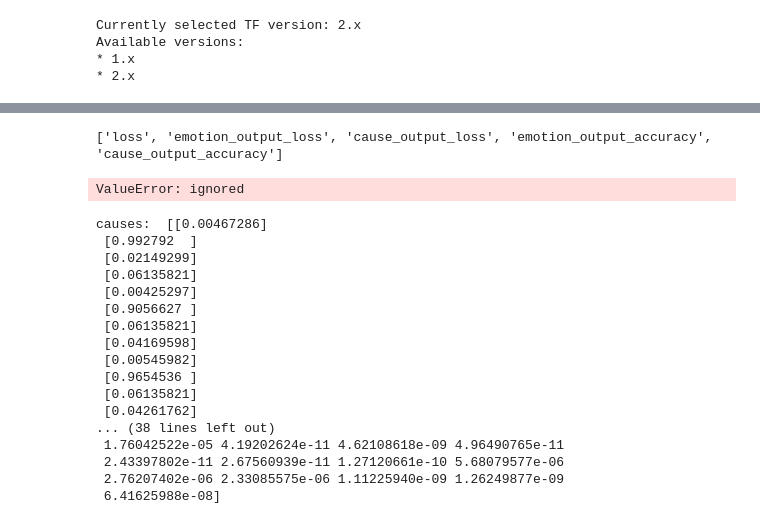
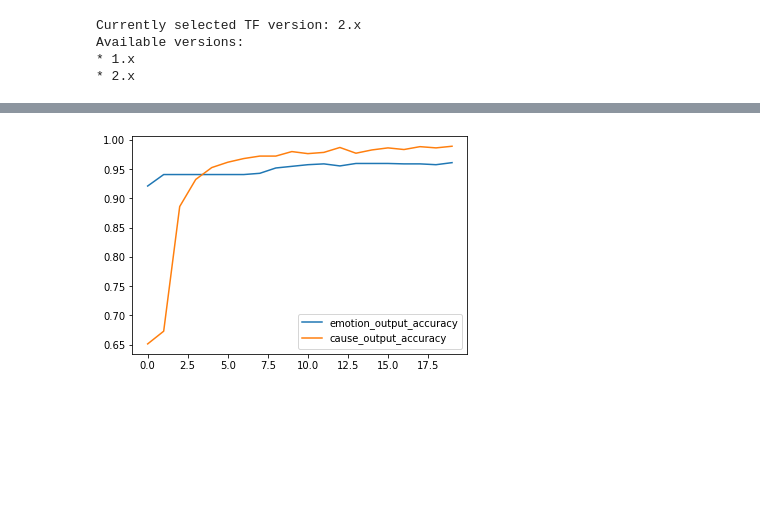
Before and after one commit to kumar-abhishek/handson-ml2, a Jupyter notebook: new_ecpe.ipynb, the cells around one changed output, grey strips where cells are left out. Cells and saved outputs as stored; diff of their text form; code cells hidden in the pictures; blank space fills up the shorter version.

```diff
--- a/new_ecpe.ipynb
+++ b/new_ecpe.ipynb
@@ -139,4 +109,5 @@ def extract_cause(text):
 # %%
+
 def clean_filter_clauses(all_clauses):
   cause = ''
   clauses=[]
@@ -144,8 +115,17 @@ def clean_filter_clauses(all_clauses):
     e_cause, e_text = extract_cause(clause)
     if e_cause!='':
       cause = remove_nonascii(e_cause)
-    clauses.append(remove_nonascii(e_text))
+    if e_text!='' and remove_nonascii(e_text)!='':
+      clauses.append(remove_nonascii(e_text))
+  #print('cause: ', cause, 'clauses:', clauses)
+  if cause in ['', None]:
+    raise Exception('cause is empty', clauses, all_clauses)
   return cause, clauses
+# %%
+def get_emotion_id_from_emotion_seed(cur_emotion):
+  for id, emotion in enumerate(emotion_seeds):
+    if emotion==cur_emotion:
+      return id
 # %%
 
 path_to_file = "data.txt"
@@ -300,7 +405,7 @@ attention_output = keras.layers.Attention()([output1, output1, output1]) # no id
 
 output_emotion = keras.layers.Bidirectional(keras.layers.LSTM(64))(attention_output)
 output_emotion_dense1 = keras.layers.Dense(128, activation="relu") (output_emotion)
-output_emotion_dense2 = keras.layers.Dense(len(tokenizer_emotion.word_index), activation='softmax', name='emotion_output') (output_emotion_dense1)
+output_emotion_dense2 = keras.layers.Dense(len(tokenizer_emotion.word_index)+1, activation='softmax', name='emotion_output') (output_emotion_dense1)
 
 
 output_cause = keras.layers.Bidirectional(keras.layers.LSTM(64))(attention_output)
@@ -314,3 +429,4 @@ model.compile(loss={'emotion_output': 'sparse_categorical_crossentropy', 'cause_
 # %%
-model.fit({'clause_input': X_padded_seq}, {'emotion_output': y_emotion_tokenized, 'cause_output': y_cause}, epochs=15)
+# keep number of epochs >=15 so that accuracy of emotion output is decent
+history = model.fit({'clause_input': X_padded_seq}, {'emotion_output': y_emotion_tokenized, 'cause_output': y_cause}, epochs=20)
 # %% [output]
@@ -335,34 +449,0 @@ Epoch 15/15
-# %%
-print(model.metrics_names)
-
-print(model.evaluate(X_padded_seq, y_cause, verbose=0))
-
-print(model.evaluate(X_padded_seq, y_emotion, verbose=0))
-# %% [output]
-['loss', 'emotion_output_loss', 'cause_output_loss', 'emotion_output_accuracy', 'cause_output_accuracy']
-ValueError: ignored
-# %%
-#print(X_padded_seq)
-#print(clause_global[:30])
-cause_
-print('causes: ', model.predict({'clause_input': X_padded_seq})[1][0:30])
-print('-----')
-print('emotions: ', model.predict({'clause_input': X_padded_seq})[0][1])
-# %% [output]
-causes:  [[0.00467286]
- [0.992792  ]
- [0.02149299]
- [0.06135821]
- [0.00425297]
- [0.9056627 ]
- [0.06135821]
- [0.04169598]
- [0.00545982]
- [0.9654536 ]
- [0.06135821]
- [0.04261762]
-... (38 lines left out)
- 1.76042522e-05 4.19202624e-11 4.62108618e-09 4.96490765e-11
- 2.43397802e-11 2.67560939e-11 1.27120661e-10 5.68079577e-06
- 2.76207402e-06 2.33085575e-06 1.11225940e-09 1.26249877e-09
- 6.41625988e-08]
@@ -393,0 +450,11 @@ causes:  [[0.00467286]
+# %%
+from matplotlib import pyplot
+import matplotlib.pyplot as plt
+
+pyplot.plot(history.history['emotion_output_accuracy'],label='emotion_output_accuracy')
+pyplot.plot(history.history['cause_output_accuracy'],label='cause_output_accuracy')
+
+pyplot.legend()
+pyplot.show()
+# %% [output]
+[figure, added]
```
Also changed, not shown: parts of 30 cells of this notebook.
